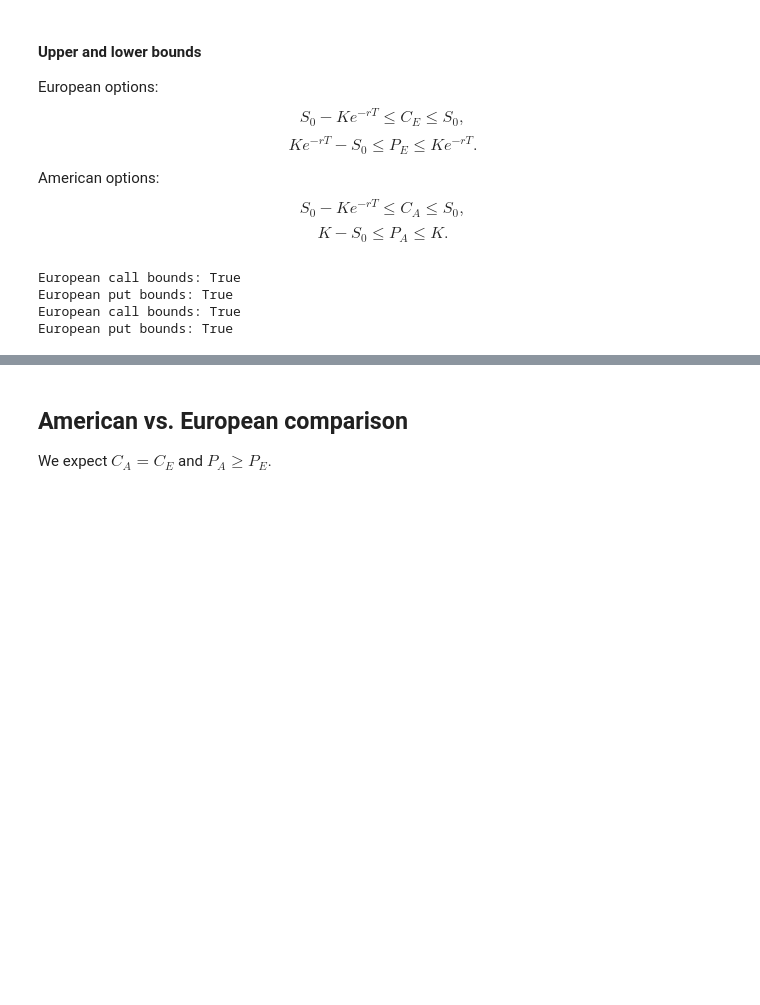
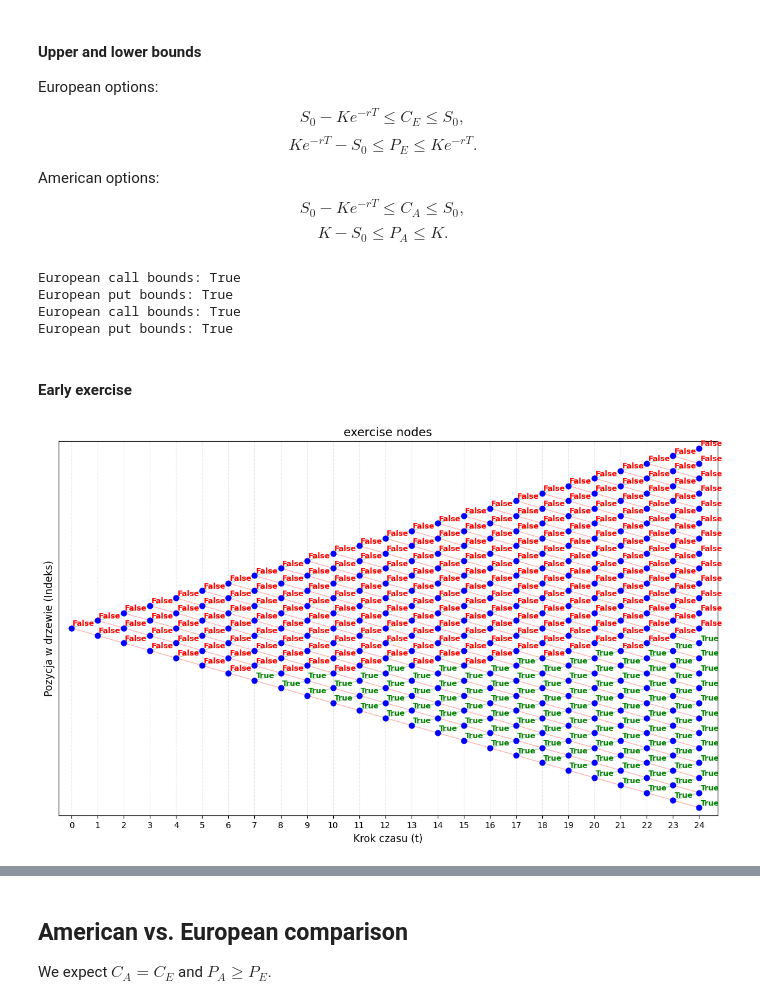
Before and after one commit to AleksyBalazinski/option-pricing, a Jupyter notebook: analysis.ipynb, the cells around one changed output, grey strips where cells are left out. Saved outputs shown, nothing was run; the diff lists cells and outputs as text; code cells hidden in the pictures; blank space fills up the shorter version.

```diff
--- a/analysis.ipynb
+++ b/analysis.ipynb
@@ -85,3 +85,13 @@ European call bounds: True
 European put bounds: True
 European call bounds: True
 European put bounds: True
+# %% [markdown]
+#### Early exercise
+# %%
+from tree_plotter import plot_tree
+
+val_color_map = lambda x: 'green' if x else 'red'
+exercise_nodes = ame_put.analyze_exercise_nodes(bin_model)
+plot_tree(exercise_nodes, 'exercise nodes', val_color_map)
+# %% [output]
+[figure, added]
```
Also changed, not shown: parts of 1 cell of this notebook, 3 other files.
